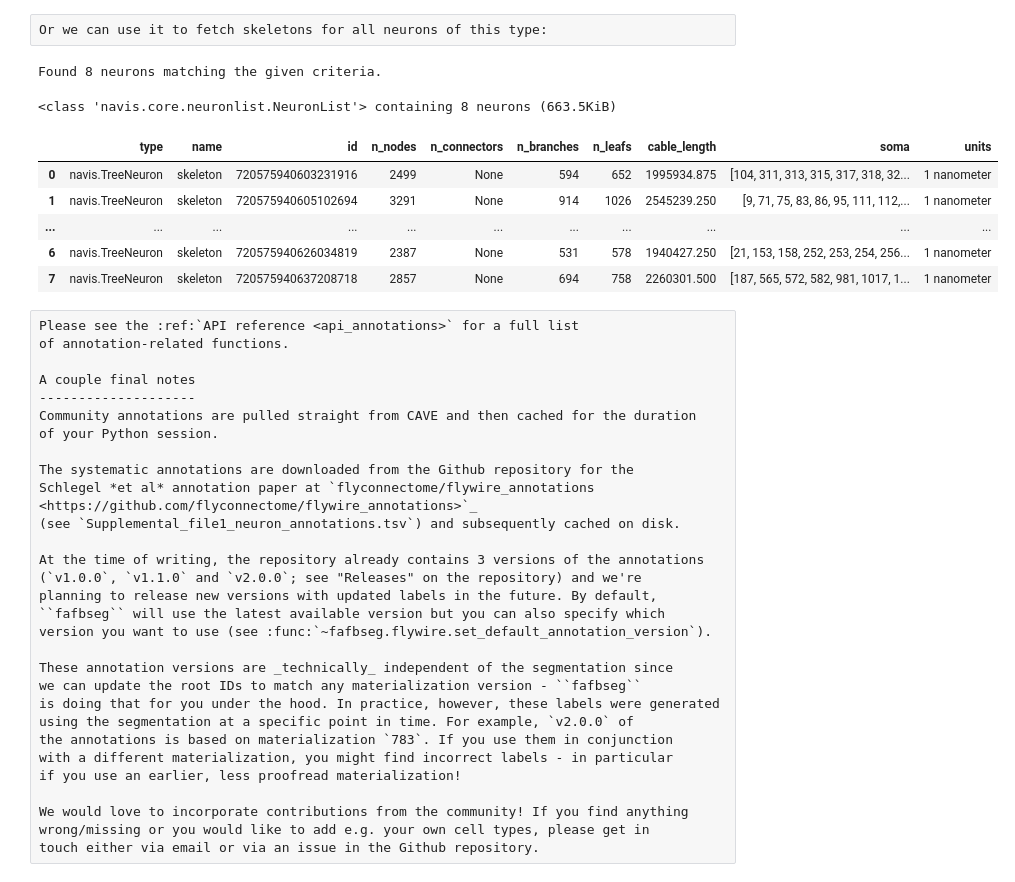
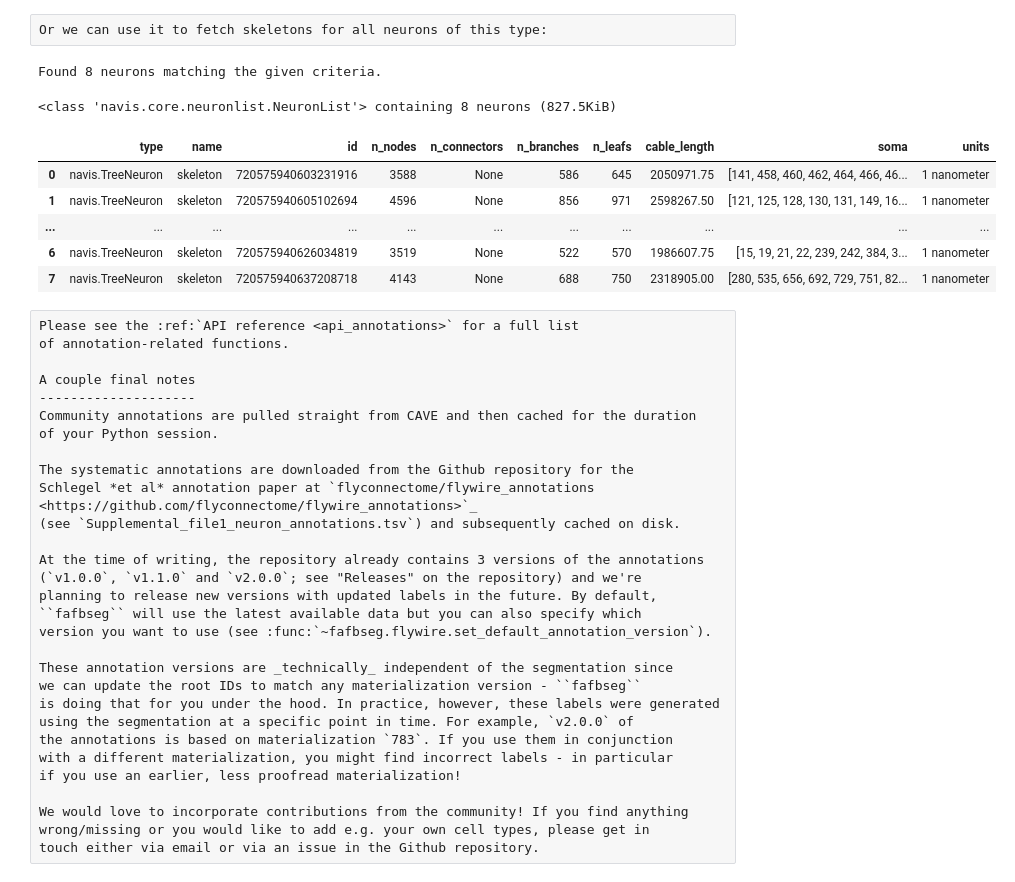
Before and after one commit to navis-org/fafbseg-py, a Jupyter notebook: docs/source/tutorials/flywire_annotations.ipynb, the cells around one changed output. Cells and saved outputs as stored; diff of their text form; code cells hidden in the pictures.

```diff
--- a/docs/source/tutorials/flywire_annotations.ipynb
+++ b/docs/source/tutorials/flywire_annotations.ipynb
@@ -169,18 +169,17 @@ Or we can use it to fetch skeletons for all neurons of this type:
 # %%
 >>> sk = flywire.get_skeletons(NC(type='DA1_lPN',
 ...                               side='left',
-...                               materialization=630),
-...                            dataset=630)
+...                               materialization=783))
 >>> sk
 # %% [output]
 Found 8 neurons matching the given criteria.
-<class 'navis.core.neuronlist.NeuronList'> containing 8 neurons (663.5KiB)
+<class 'navis.core.neuronlist.NeuronList'> containing 8 neurons (827.5KiB)
 |  | type | name | id | n_nodes | n_connectors | n_branches | n_leafs | cable_length | soma | units |
-| 0 | navis.TreeNeuron | skeleton | 720575940603231916 | 2499 | None | 594 | 652 | 1995934.875 | [104, 311, 313, 315, 317, 318, 32... | 1 nanometer |
-| 1 | navis.TreeNeuron | skeleton | 720575940605102694 | 3291 | None | 914 | 1026 | 2545239.250 | [9, 71, 75, 83, 86, 95, 111, 112,... | 1 nanometer |
+| 0 | navis.TreeNeuron | skeleton | 720575940603231916 | 3588 | None | 586 | 645 | 2050971.75 | [141, 458, 460, 462, 464, 466, 46... | 1 nanometer |
+| 1 | navis.TreeNeuron | skeleton | 720575940605102694 | 4596 | None | 856 | 971 | 2598267.50 | [121, 125, 128, 130, 131, 149, 16... | 1 nanometer |
 | ... | ... | ... | ... | ... | ... | ... | ... | ... | ... | ... |
-| 6 | navis.TreeNeuron | skeleton | 720575940626034819 | 2387 | None | 531 | 578 | 1940427.250 | [21, 153, 158, 252, 253, 254, 256... | 1 nanometer |
-| 7 | navis.TreeNeuron | skeleton | 720575940637208718 | 2857 | None | 694 | 758 | 2260301.500 | [187, 565, 572, 582, 981, 1017, 1... | 1 nanometer |
+| 6 | navis.TreeNeuron | skeleton | 720575940626034819 | 3519 | None | 522 | 570 | 1986607.75 | [15, 19, 21, 22, 239, 242, 384, 3... | 1 nanometer |
+| 7 | navis.TreeNeuron | skeleton | 720575940637208718 | 4143 | None | 688 | 750 | 2318905.00 | [280, 535, 656, 692, 729, 751, 82... | 1 nanometer |
 # %% [raw]
 Please see the :ref:`API reference <api_annotations>` for a full list
 of annotation-related functions.
@@ -197,7 +196,7 @@ Schlegel *et al* annotation paper at `flyconnectome/flywire_annotations <https:/
 At the time of writing, the repository already contains 3 versions of the annotations
 (`v1.0.0`, `v1.1.0` and `v2.0.0`; see "Releases" on the repository) and we're
 planning to release new versions with updated labels in the future. By default,
-``fafbseg`` will use the latest available version but you can also specify which
+``fafbseg`` will use the latest available data but you can also specify which
 version you want to use (see :func:`~fafbseg.flywire.set_default_annotation_version`).
 
 These annotation versions are _technically_ independent of the segmentation since
```
Also changed, not shown: parts of 10 cells of this notebook, 1 other file.
